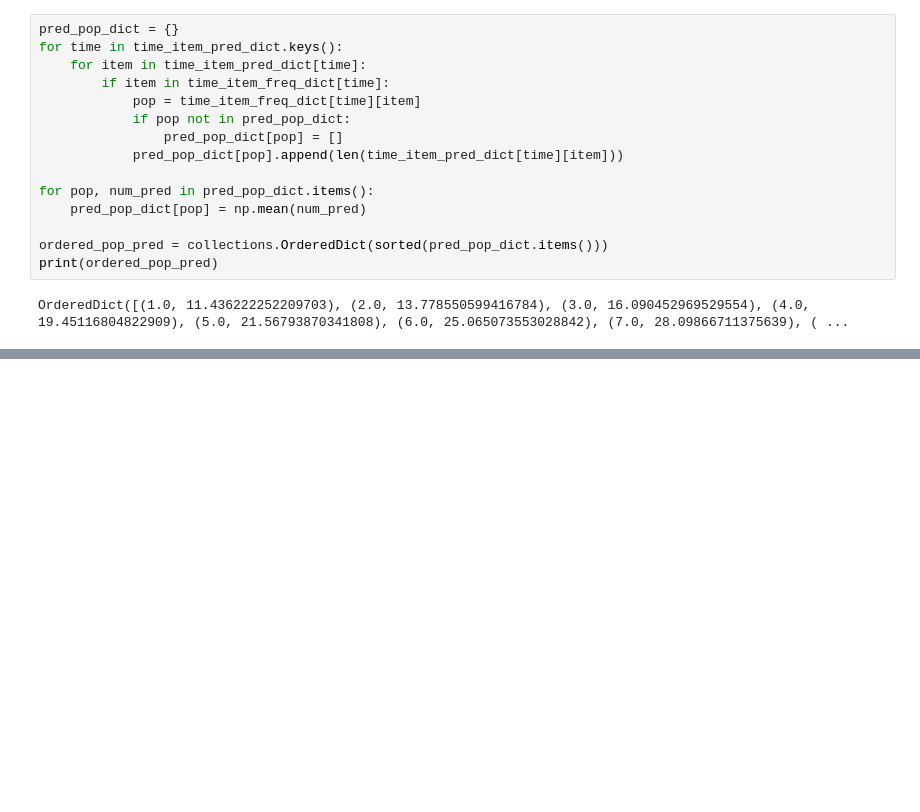
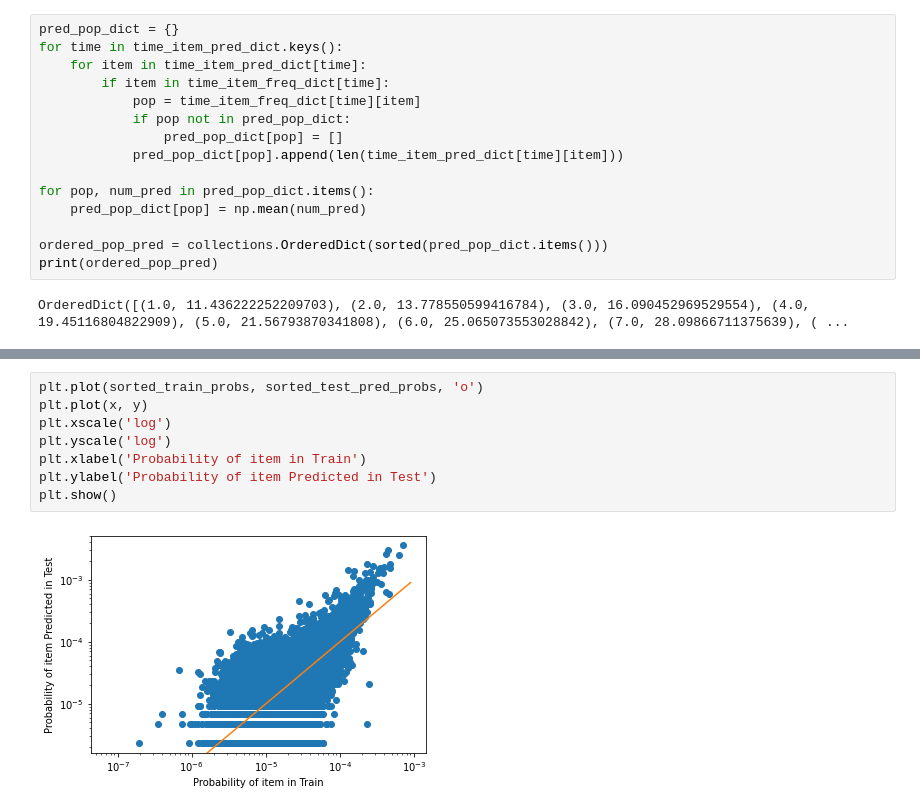
Before and after one commit to RenqinCai/SessionRec, a Jupyter notebook: biasRNN/sequential_eval_taobao_test_bias.ipynb, the cells around one changed output, grey strips where cells are left out. Saved outputs shown, nothing was run; the diff lists cells and outputs as text; blank space fills up the shorter version.

```diff
--- a/biasRNN/sequential_eval_taobao_test_bias.ipynb
+++ b/biasRNN/sequential_eval_taobao_test_bias.ipynb
@@ -852,0 +1324,10 @@ plt.plot()
+# %%
+plt.plot(sorted_train_probs, sorted_test_pred_probs, 'o')
+plt.plot(x, y)
+plt.xscale('log')
+plt.yscale('log')
+plt.xlabel('Probability of item in Train')
+plt.ylabel('Probability of item Predicted in Test')
+plt.show()
+# %% [output]
+[figure, added]
```
Also changed, not shown: parts of 26 cells of this notebook, 4 other files.
